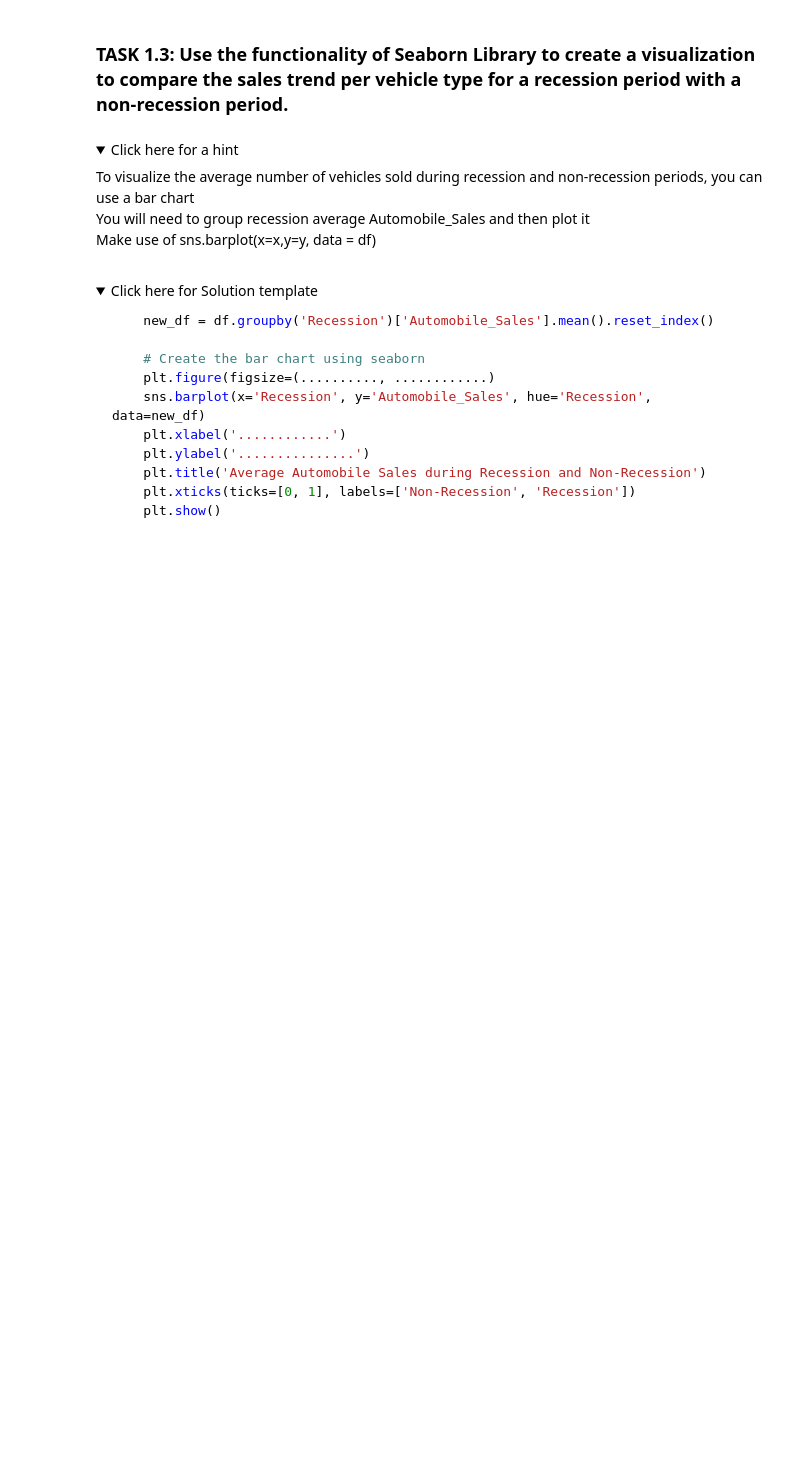
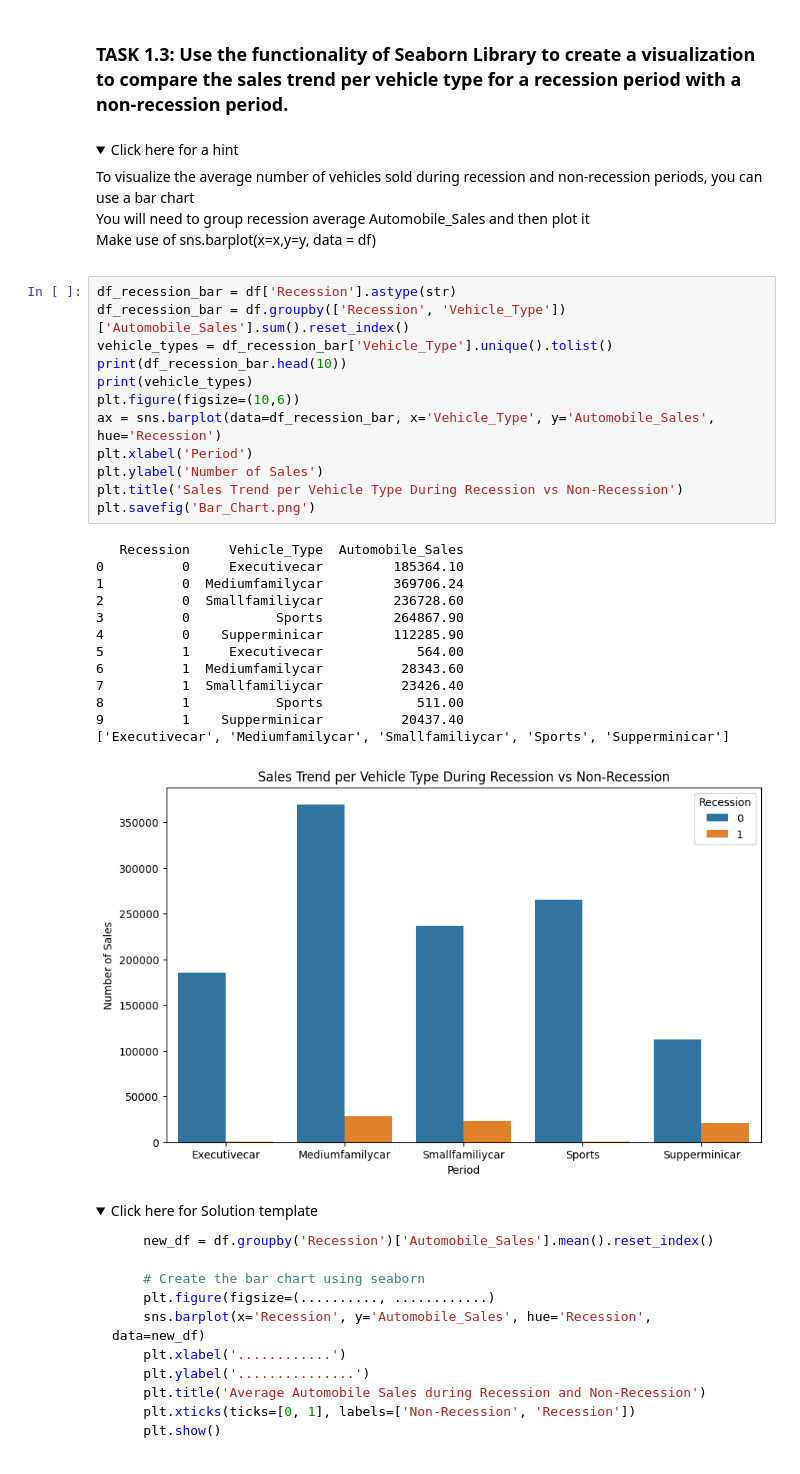
Before and after one commit to felix553/Data-Analyst-IBM-Course, a Jupyter notebook: Data Visualisation and Dashboards with Excel and Cognos/Week 5/DV0101EN-Exercise-Final-Assignment-Part-1-20230614-1686700800.jupyterlite.ipynb, the cells around one changed output. Cells and saved outputs as stored; diff of their text form; folded sections open; blank space fills up the shorter version.

```diff
--- a/Data Visualisation and Dashboards with Excel and Cognos/Week 5/DV0101EN-Exercise-Final-Assignment-Part-1-20230614-1686700800.jupyterlite.ipynb
+++ b/Data Visualisation and Dashboards with Excel and Cognos/Week 5/DV0101EN-Exercise-Final-Assignment-Part-1-20230614-1686700800.jupyterlite.ipynb
@@ -274,6 +326,32 @@ Save this plot as "Line_Plot_2.png"</span><br>
         <br> You will need to group recession average Automobile_Sales and then plot it<br>
     Make use of sns.barplot(x=x,y=y, data = df)</p>
 </details>
+# %%
+df_recession_bar = df['Recession'].astype(str)
+df_recession_bar = df.groupby(['Recession', 'Vehicle_Type'])['Automobile_Sales'].sum().reset_index()
+vehicle_types = df_recession_bar['Vehicle_Type'].unique().tolist()
+print(df_recession_bar.head(10))
+print(vehicle_types)
+plt.figure(figsize=(10,6))
+ax = sns.barplot(data=df_recession_bar, x='Vehicle_Type', y='Automobile_Sales', hue='Recession')
+plt.xlabel('Period')
+plt.ylabel('Number of Sales')
+plt.title('Sales Trend per Vehicle Type During Recession vs Non-Recession')
+plt.savefig('Bar_Chart.png')
+# %% [output]
+   Recession     Vehicle_Type  Automobile_Sales
+0          0     Executivecar         185364.10
+1          0  Mediumfamilycar         369706.24
+2          0  Smallfamiliycar         236728.60
+3          0           Sports         264867.90
+4          0    Supperminicar         112285.90
+5          1     Executivecar            564.00
+6          1  Mediumfamilycar          28343.60
+7          1  Smallfamiliycar          23426.40
+8          1           Sports            511.00
+9          1    Supperminicar          20437.40
+['Executivecar', 'Mediumfamilycar', 'Smallfamiliycar', 'Sports', 'Supperminicar']
+[figure, added]
 # %% [markdown]
 <details>
     <summary>Click here for Solution template</summary>
```
Also changed, not shown: parts of 11 cells of this notebook, 7 other files.
